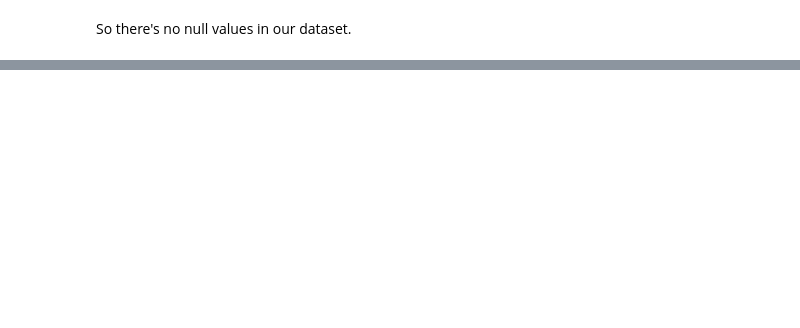
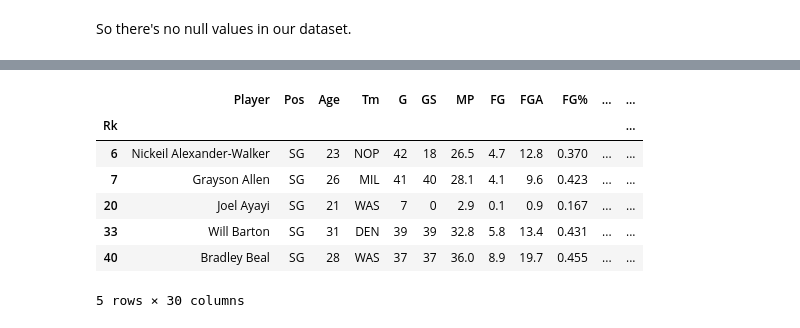
Before and after one commit to LinJTF/NBA_prediction, a Jupyter notebook: ProjectNBA.ipynb, the cells around one changed output, grey strips where cells are left out. Saved outputs shown, nothing was run; the diff lists cells and outputs as text; code cells hidden in the pictures; blank space fills up the shorter version.

```diff
--- a/ProjectNBA.ipynb
+++ b/ProjectNBA.ipynb
@@ -131,0 +170,12 @@ So there's no null values in our dataset.
+# %%
+players_SG = players.groupby('Pos').get_group('SG')
+players_SG.head()
+# %% [output]
+|  | Player | Pos | Age | Tm | G | GS | MP | FG | FGA | FG% | ... | ... |
+| Rk |  |  |  |  |  |  |  |  |  |  |  | ... |
+| 6 | Nickeil Alexander-Walker | SG | 23 | NOP | 42 | 18 | 26.5 | 4.7 | 12.8 | 0.370 | ... | ... |
+| 7 | Grayson Allen | SG | 26 | MIL | 41 | 40 | 28.1 | 4.1 | 9.6 | 0.423 | ... | ... |
+| 20 | Joel Ayayi | SG | 21 | WAS | 7 | 0 | 2.9 | 0.1 | 0.9 | 0.167 | ... | ... |
+| 33 | Will Barton | SG | 31 | DEN | 39 | 39 | 32.8 | 5.8 | 13.4 | 0.431 | ... | ... |
+| 40 | Bradley Beal | SG | 28 | WAS | 37 | 37 | 36.0 | 8.9 | 19.7 | 0.455 | ... | ... |
+5 rows × 30 columns
```
Also changed, not shown: parts of 10 cells of this notebook.
